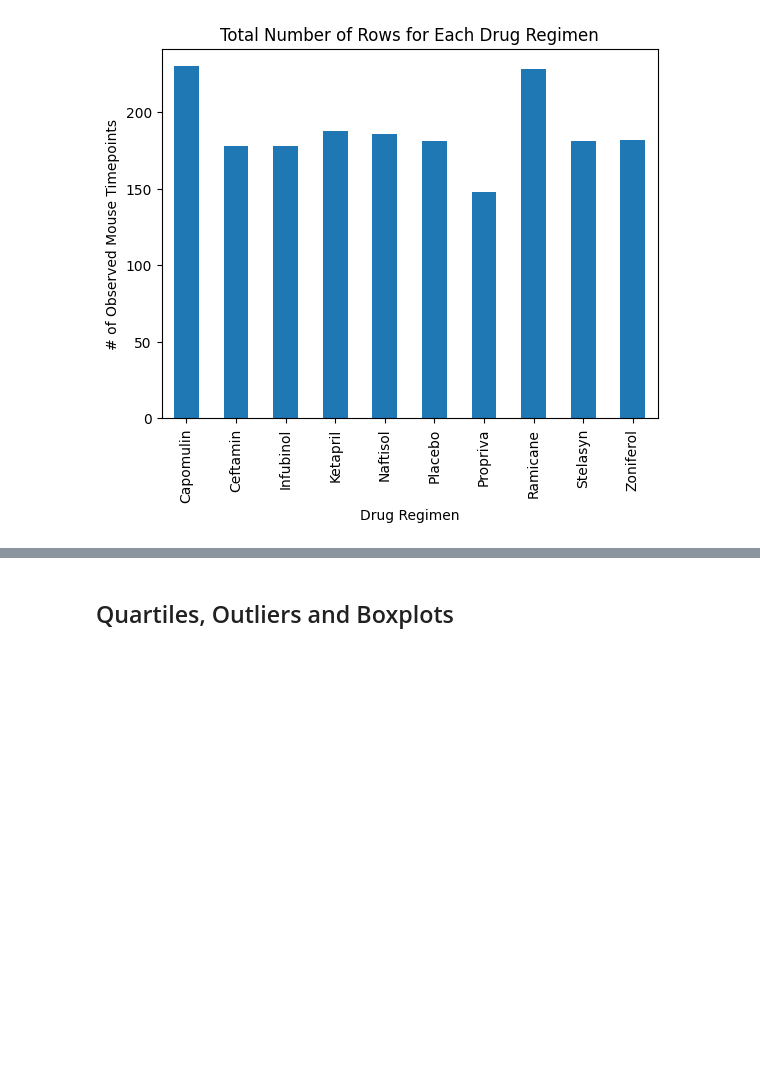
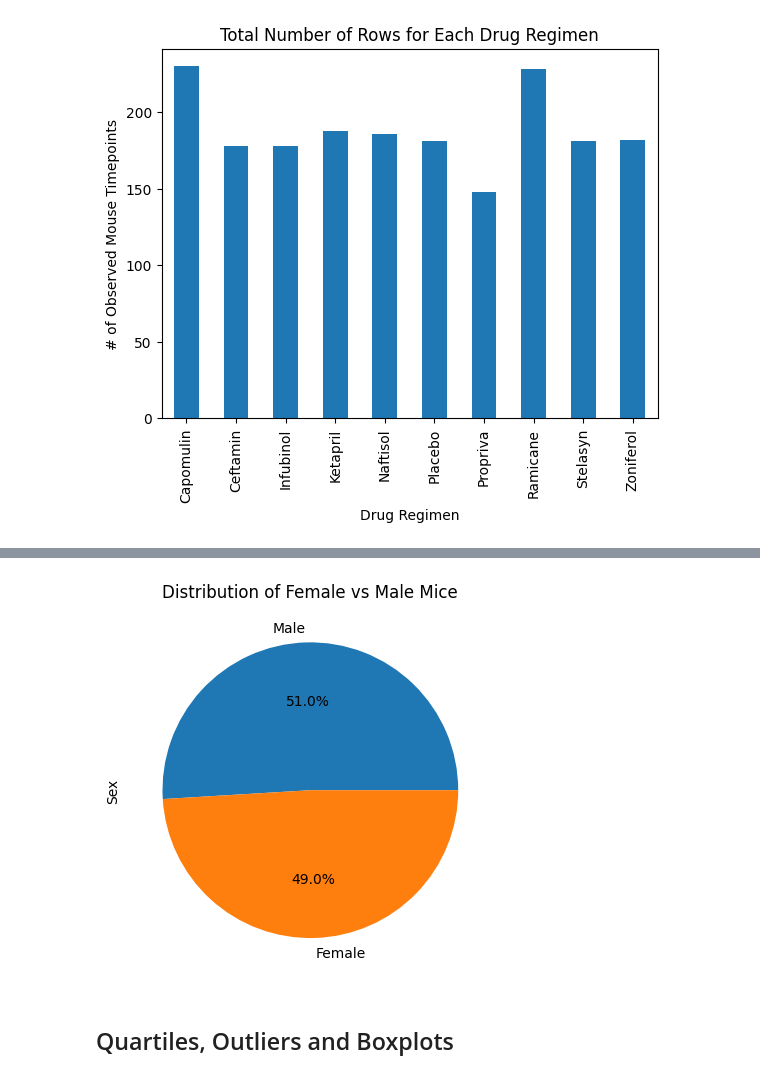
Before and after one commit to IlirHajdari/pymaceuticals, a Jupyter notebook: pymaceuticals_starter.ipynb, the cells around one changed output, grey strips where cells are left out. Drawn from its saved outputs; the diff is of its cells as text; code cells hidden in the pictures; blank space fills up the shorter version.

```diff
--- a/pymaceuticals_starter.ipynb
+++ b/pymaceuticals_starter.ipynb
@@ -301,3 +347,15 @@ row_counts.plot(kind='bar', xlabel='Drug Regimen', ylabel='# of Observed Mouse T
+# %%
+labels = ['Male', 'Female']
+sizes = [gender_counts['Male'], gender_counts['Female']]
+
+colors = ['blue', 'orange']
+
+plt.pie(sizes, labels=labels, autopct='%1.1f%%', startangle=1800)
+plt.title('Distribution of Female vs Male Mice')
+plt.ylabel('Sex')
+plt.show()
+# %% [output]
+[figure, added]
 # %% [markdown]
 ## Quartiles, Outliers and Boxplots
 # %%
```
Also changed, not shown: parts of 7 cells of this notebook.
